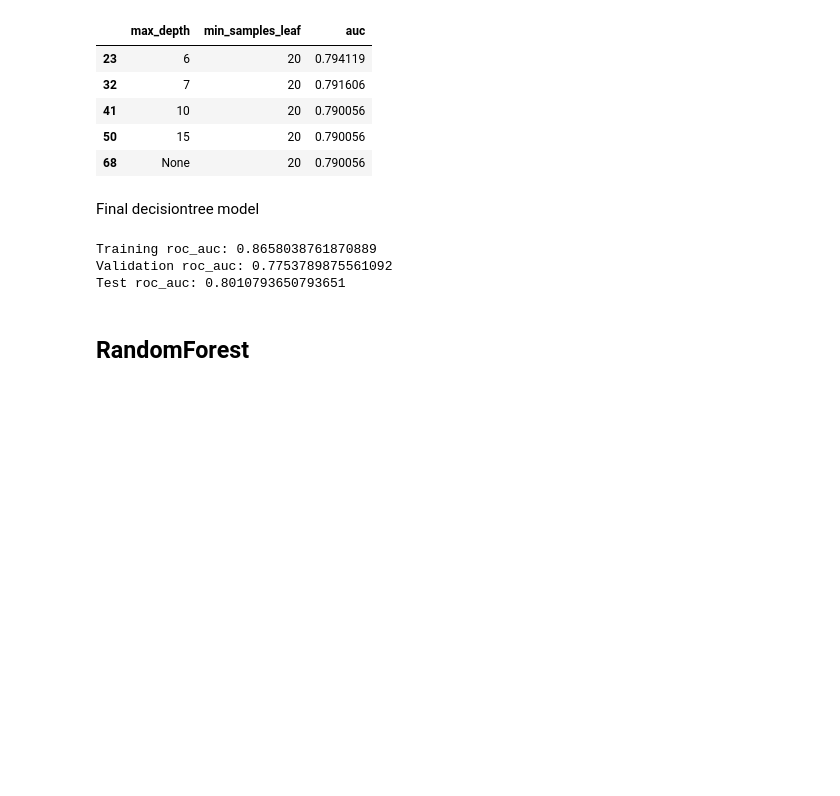
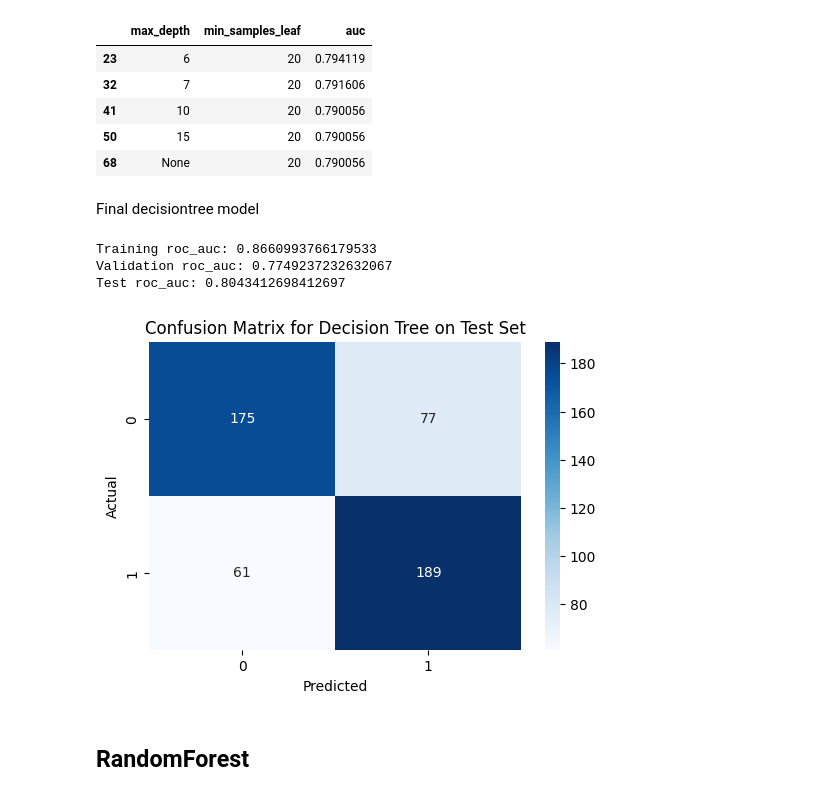
Before and after one commit to GonzalezMada/machine-learning-zoomcamp2025-homework, a Jupyter notebook: 06-Trees/Decision_Trees_and_Ensemble_Learning.ipynb, the cells around one changed output. Drawn from its saved outputs; the diff is of its cells as text; code cells hidden in the pictures; blank space fills up the shorter version.

Commit message:
Evaluation of  the 3 trees models

```diff
--- a/06-Trees/Decision_Trees_and_Ensemble_Learning.ipynb
+++ b/06-Trees/Decision_Trees_and_Ensemble_Learning.ipynb
@@ -345,25 +346,34 @@ Final decisiontree model
 # %%
 dt= DecisionTreeClassifier(max_depth=6, min_samples_leaf=20, criterion='gini')
 dt.fit(X_train, y_train)
 y_train_pred = dt.predict_proba(X_train)[:, 1]
 roc= roc_auc_score(y_train, y_train_pred)
 print("Training roc_auc:", roc)
 
 val_dicts = df_val[categorical + numerical].to_dict(orient='records')
 X_val = dv.transform(val_dicts)
 y_val_pred = dt.predict_proba(X_val)[:, 1]
 roc= roc_auc_score(y_val, y_val_pred)
 print("Validation roc_auc:", roc)
 
 test_dicts = df_test[categorical + numerical].to_dict(orient='records')
 X_test = dv.transform(test_dicts)
 y_test_pred = dt.predict_proba(X_test)[:, 1]
 roc= roc_auc_score(y_test, y_test_pred)
 print("Test roc_auc:", roc)
+
+plt.figure(figsize=(6,4))
+cn = confusion_matrix(y_test, (y_test_pred>0.5).astype(int))
+sns.heatmap(cn, annot=True, fmt='d', cmap='Blues')
+plt.xlabel('Predicted')
+plt.ylabel('Actual')
+plt.title('Confusion Matrix for Decision Tree on Test Set')
+plt.show()
 # %% [output]
-Training roc_auc: 0.8658038761870889
-Validation roc_auc: 0.7753789875561092
-Test roc_auc: 0.8010793650793651
+Training roc_auc: 0.8660993766179533
+Validation roc_auc: 0.7749237232632067
+Test roc_auc: 0.8043412698412697
+[figure, added]
 # %% [markdown]
 ## RandomForest
 # %% [markdown]
```
Also changed, not shown: parts of 18 cells of this notebook.
